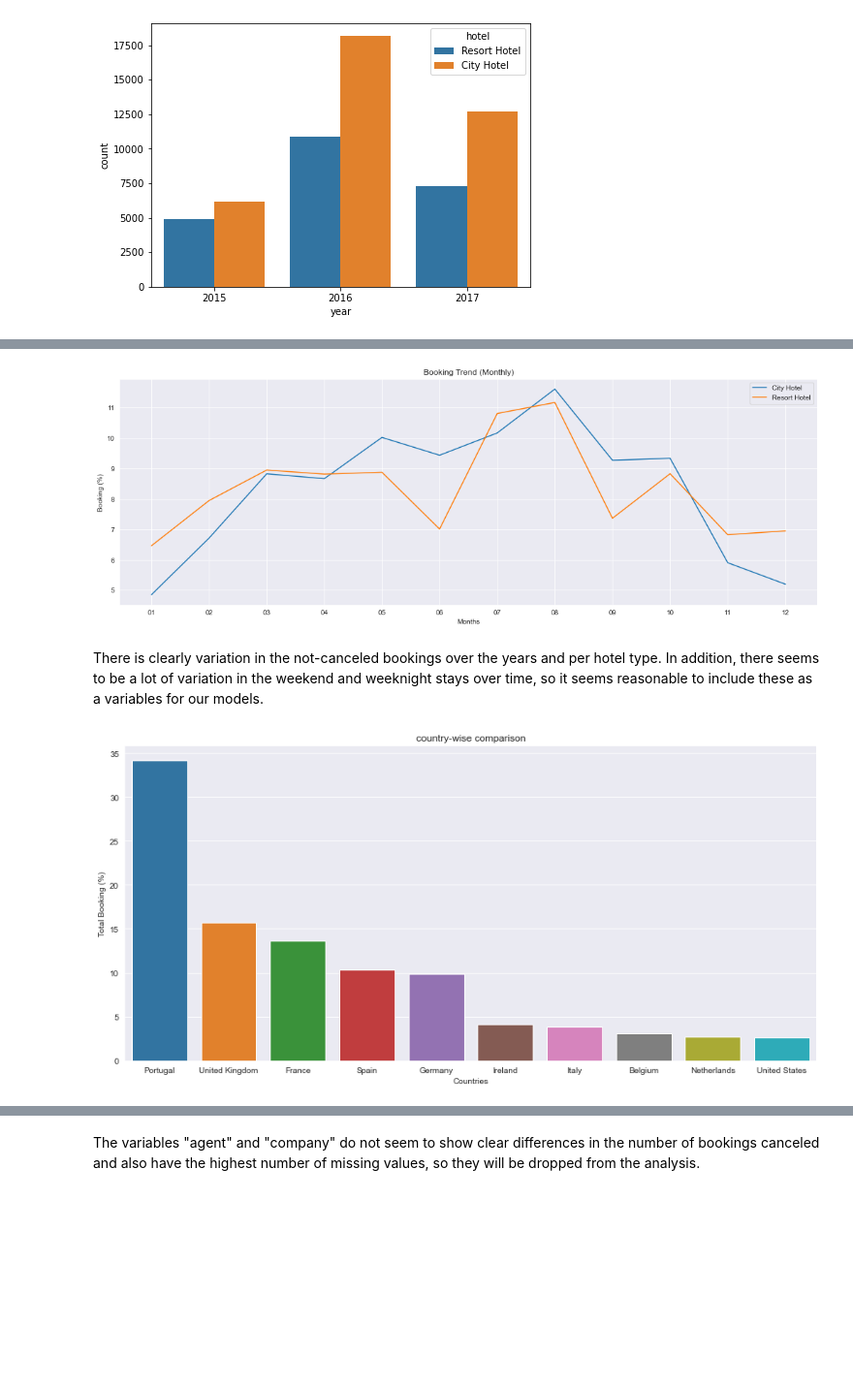
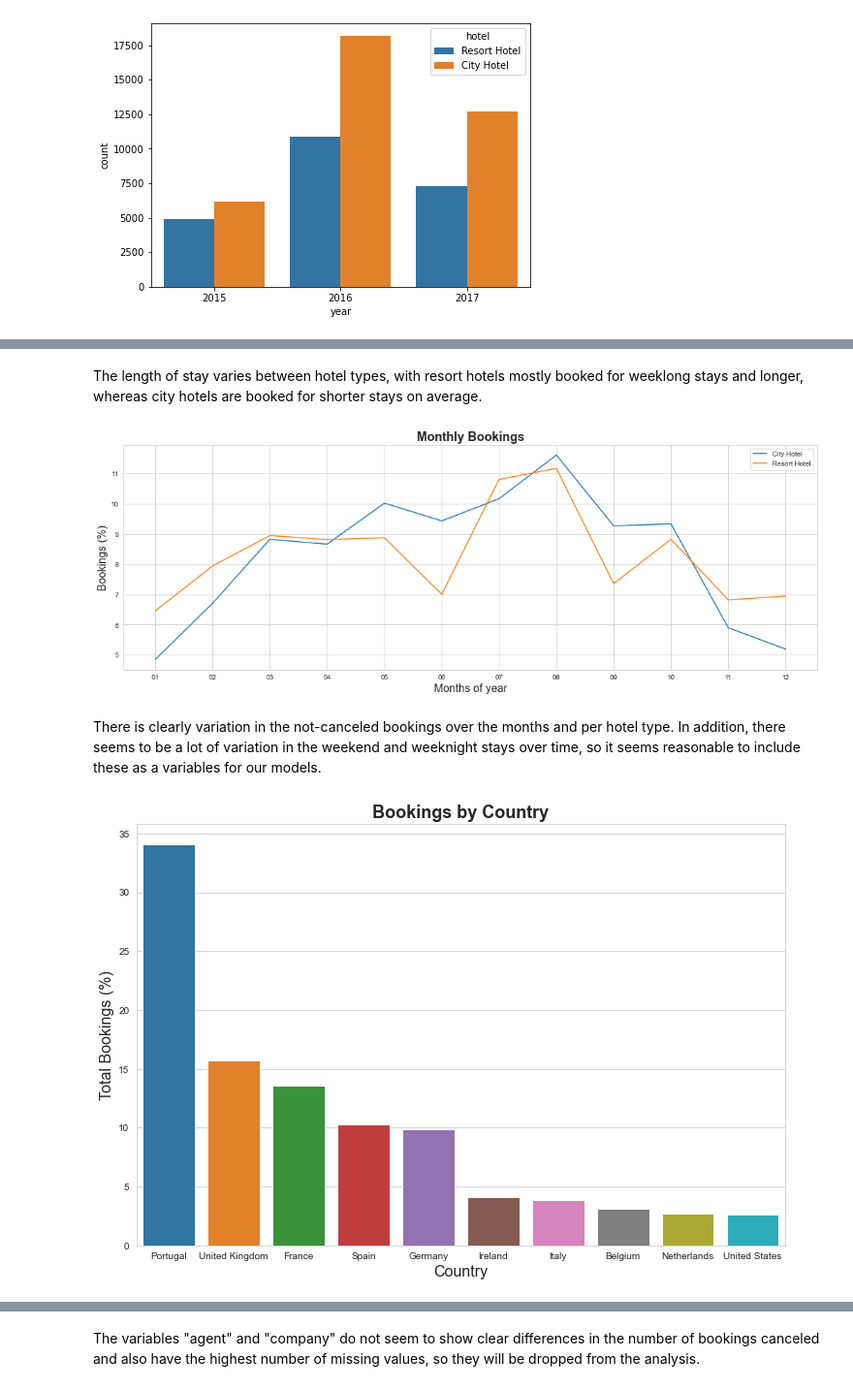
Before and after one commit to FR-Schwartz/ids705, a Jupyter notebook: assignments/Assignment_5.ipynb, the cells around one changed output, grey strips where cells are left out. Shown at 97% size. Drawn from its saved outputs; the diff is of its cells as text; code cells hidden in the pictures; blank space fills up the shorter version.

```diff
--- a/assignments/Assignment_5.ipynb
+++ b/assignments/Assignment_5.ipynb
@@ -187,21 +217,21 @@ plt.show()
 # %%
-# Set up various plot options
+# Set up various plot options for plotting going forward
 def plot(x, y, x_label=None,y_label=None, title=None, figsize=(12,8), type='bar'):
 
-    sns.set_style('darkgrid')
+    sns.set_style('whitegrid')
 
     fig, ax = plt.subplots(figsize=figsize)
 
     #ax.yaxis.set_major_formatter(mtick.PercentFormatter())
 
     if x_label != None:
-        ax.set_xlabel(x_label)
+        ax.set_xlabel(x_label, fontsize = 16)
 
     if y_label != None:
-        ax.set_ylabel(y_label)
+        ax.set_ylabel(y_label, fontsize = 16)
 
     if title != None:
-        ax.set_title(title)
+        ax.set_title(title, fontsize=18, fontweight="bold")
 
     if type == 'bar':
         sns.barplot(x,y, ax = ax)
@@ -229,60 +265,54 @@ plot(x, y.values, x_label='Months', y_label='Booking (%)', title='Booking Trend
+# %% [markdown]
+The length of stay varies between hotel types, with resort hotels mostly booked for weeklong stays and longer, whereas city hotels are booked for shorter stays on average.
 # %%
-## Select only City Hotel
+# Look at booking (not canceled) by month
+# Look at booking trends separately for
+
+# Sort months from January to December in ascending order
+month_sort = ['01', '02', '03', '04', '05', '06', '07', '08', '09',
+             '10', '11', '12']
+
+sorted_months = df_not_canceled['month'].value_counts().reindex(month_sort)
+
+x = sorted_months.index
+y = sorted_months/sorted_months.sum()*100
+
+# Select only City Hotel
 sorted_months = df_not_canceled.loc[df.hotel=='City Hotel', 'month'].value_counts().reindex(month_sort)
 
 x1 = sorted_months.index
 y1 = sorted_months/sorted_months.sum()*100
 
-## Select only Resort Hotel
+# Select only Resort Hotel
 sorted_months = df_not_canceled.loc[df.hotel=='Resort Hotel', 'month'].value_counts().reindex(month_sort)
 
 x2 = sorted_months.index
 y2 = sorted_months/sorted_months.sum()*100
 
-## Draw the line plot
+# Draw the line plot
 fig, ax = plt.subplots(figsize=(18,6))
 
-ax.set_xlabel('Months')
-ax.set_ylabel('Booking (%)')
-ax.set_title('Booking Trend (Monthly)')
+ax.set_xlabel('Months of year', fontsize = 16)
+ax.set_ylabel('Bookings (%)', fontsize = 16)
+ax.set_title('Monthly Bookings', fontsize=18, fontweight="bold")
 
 sns.lineplot(x1, y1.values, label='City Hotel', sort=False)
 sns.lineplot(x1, y2.values, label='Resort Hotel', sort=False)
 
 plt.show()
 # %% [output]
-[figure, old version]
+[figure, new version]
 # %% [markdown]
-There is clearly variation in the not-canceled bookings over the years and per hotel type. In addition, there seems to be a lot of variation in the weekend and weeknight stays over time, so it seems reasonable to include these as a variables for our models.
+There is clearly variation in the not-canceled bookings over the months and per hotel type. In addition, there seems to be a lot of variation in the weekend and weeknight stays over time, so it seems reasonable to include these as a variables for our models.
-# %%
-def get_count(series, limit=None):
-
-    '''
-    INPUT:
-        series: Pandas Series (Single Column from DataFrame)
-        limit:  If value given, limit the output value to first limit samples.
-    OUTPUT:
-        x = Unique values
-        y = Count of unique values
-    '''
-
-    if limit != None:
-        series = series.value_counts()[:limit]
-    else:
-        series = series.value_counts()
-
-    x = series.index
-    y = series/series.sum()*100
-
-    return x.values,y.values
 # %%
+# Look at distribution by country from which bookings came
 import pycountry as pc
 
 x,y = get_count(df_not_canceled['country'], limit=10)
 
 ## For each country code select the country name
 country_name = [pc.countries.get(alpha_3=name).name for name in x]
 
-plot(country_name,y, x_label='Countries', y_label='Total Booking (%)', title='country-wise comparison', figsize=(15,7))
+plot(country_name,y, x_label='Country', y_label='Total Bookings (%)', title='Bookings by Country', figsize=(12,8))
 # %% [output]
-[figure, old version]
+[figure, new version]
```
Also changed, not shown: parts of 62 cells of this notebook, 1 other file.
